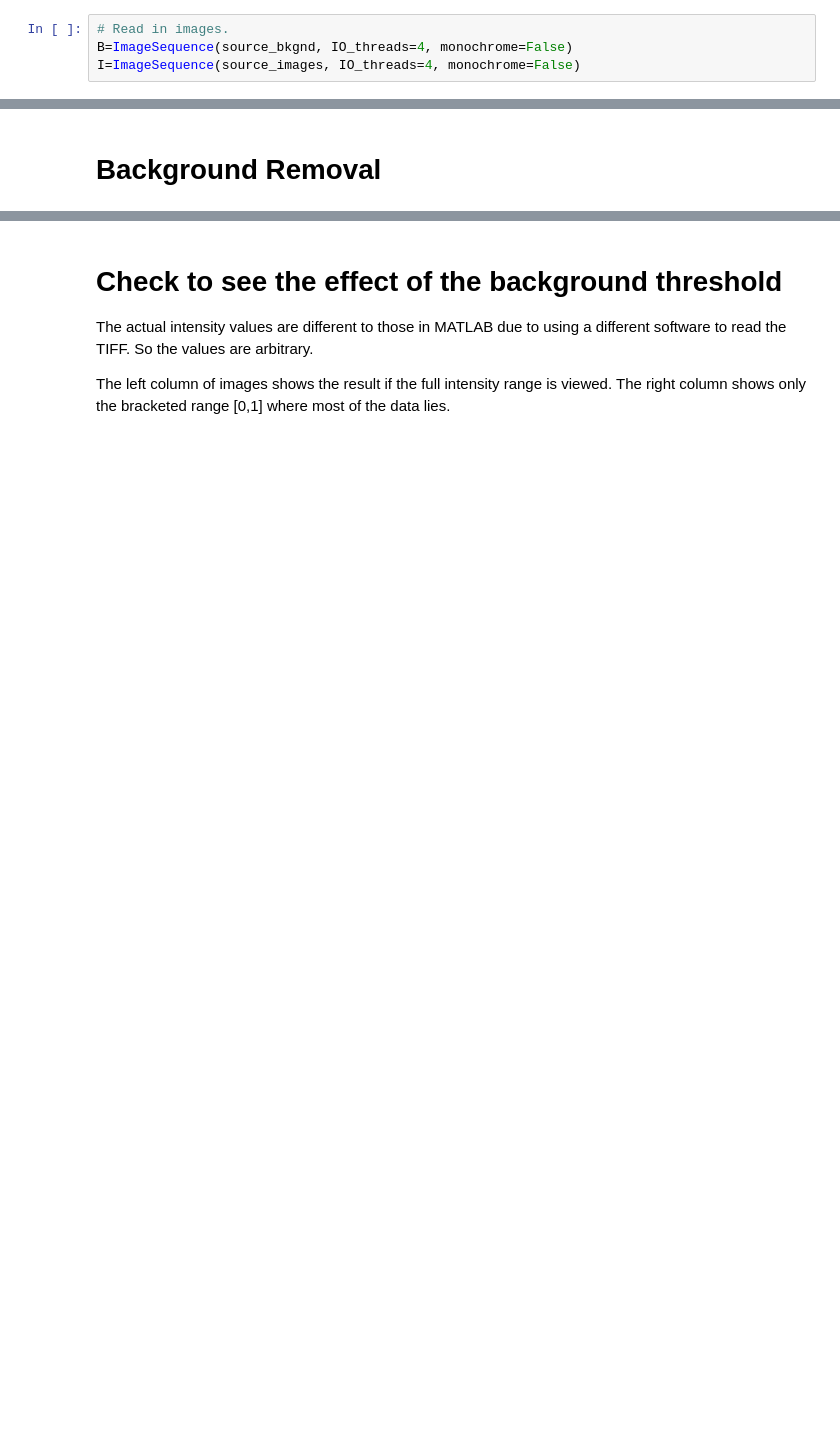
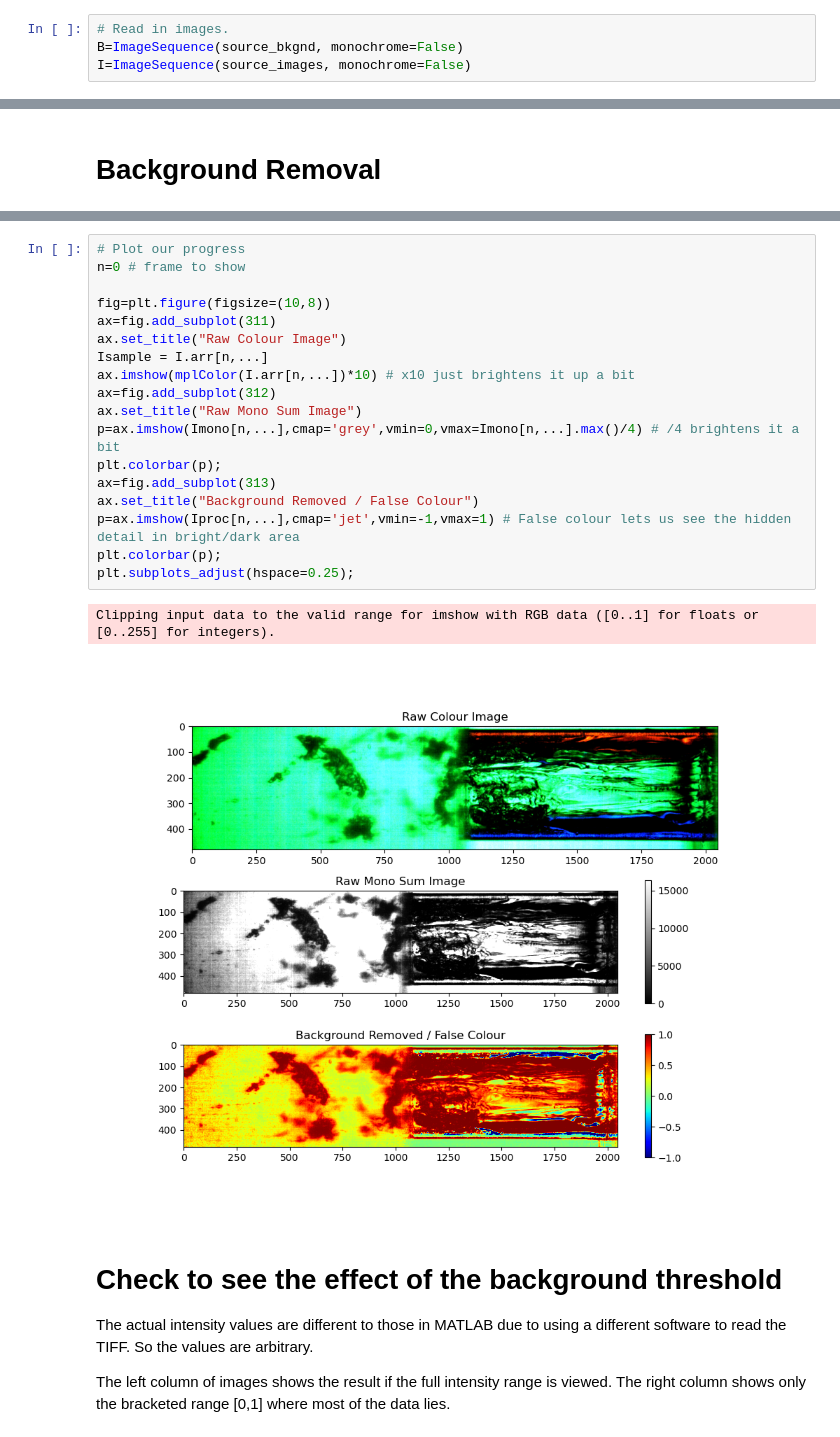
Before and after one commit to djorlando24/jupyterNotebooks, a Jupyter notebook: Research/Cavitation/2024_ImagePostprocessing.ipynb, the cells around one changed output, grey strips where cells are left out. Drawn from its saved outputs; the diff is of its cells as text; blank space fills up the shorter version.

```diff
--- a/Research/Cavitation/2024_ImagePostprocessing.ipynb
+++ b/Research/Cavitation/2024_ImagePostprocessing.ipynb
@@ -20,8 +28,8 @@ source_images = "/Users/dduke//Downloads/FarField_PartialCavitation_20240419/raw
 source_bkgnd = "/Users/dduke//Downloads/FarField_PartialCavitation_20240419/bg"
 # %%
 # Read in images.
-B=ImageSequence(source_bkgnd, IO_threads=4, monochrome=False)
-I=ImageSequence(source_images, IO_threads=4, monochrome=False)
+B=ImageSequence(source_bkgnd, monochrome=False)
+I=ImageSequence(source_images, monochrome=False)
 # %% [output]
 Reading /Users/dduke//Downloads/FarField_PartialCavitation_20240419/bg
         Found 100 images with extension .tif
@@ -116,3 +114,24 @@ Clipping input data to the valid range for imshow with RGB data ([0..1] for floa
+# %%
+# Plot our progress
+n=0 # frame to show
+
+fig=plt.figure(figsize=(10,8))
+ax=fig.add_subplot(311)
+ax.set_title("Raw Colour Image")
+Isample = I.arr[n,...]
+ax.imshow(mplColor(I.arr[n,...])*10) # x10 just brightens it up a bit
+ax=fig.add_subplot(312)
+ax.set_title("Raw Mono Sum Image")
+p=ax.imshow(Imono[n,...],cmap='grey',vmin=0,vmax=Imono[n,...].max()/4) # /4 brightens it a bit
+plt.colorbar(p);
+ax=fig.add_subplot(313)
+ax.set_title("Background Removed / False Colour")
+p=ax.imshow(Iproc[n,...],cmap='jet',vmin=-1,vmax=1) # False colour lets us see the hidden detail in bright/dark area
+plt.colorbar(p);
+plt.subplots_adjust(hspace=0.25);
+# %% [output]
+Clipping input data to the valid range for imshow with RGB data ([0..1] for floats or [0..255] for integers).
+[figure, added]
 # %% [markdown]
 # Check to see the effect of the background threshold
 
```
Also changed, not shown: parts of 8 cells of this notebook, 1 other file.
